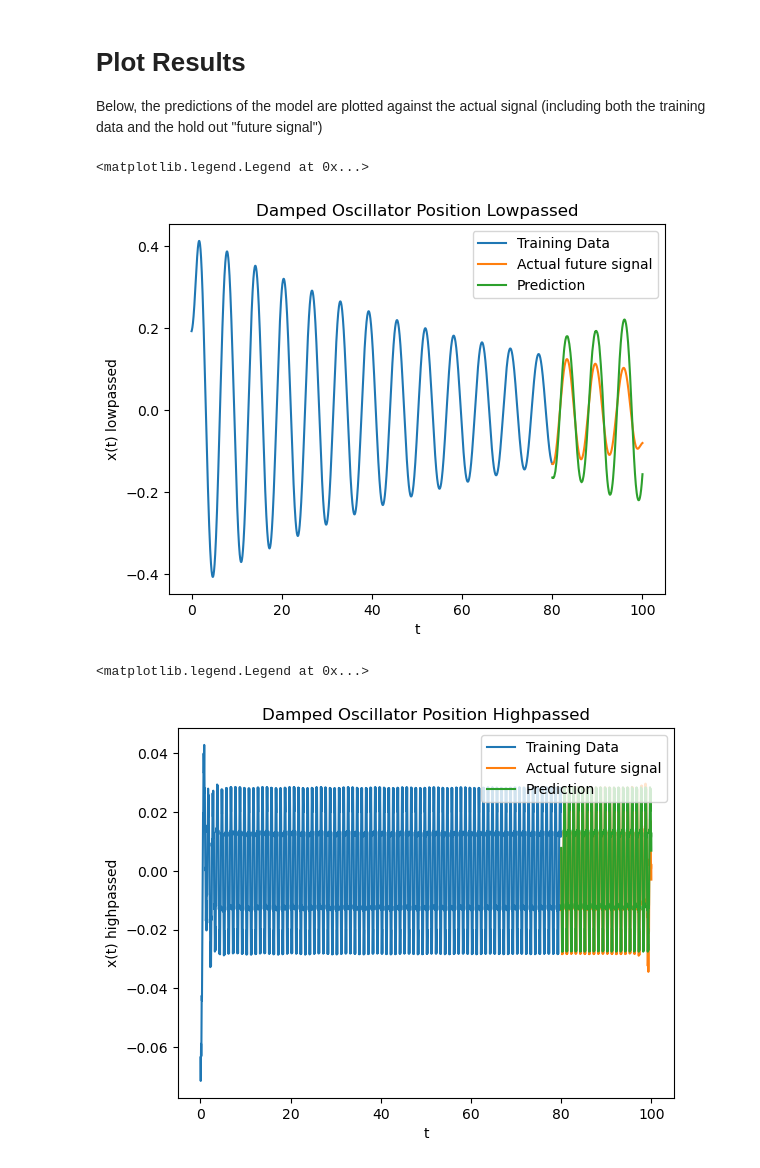
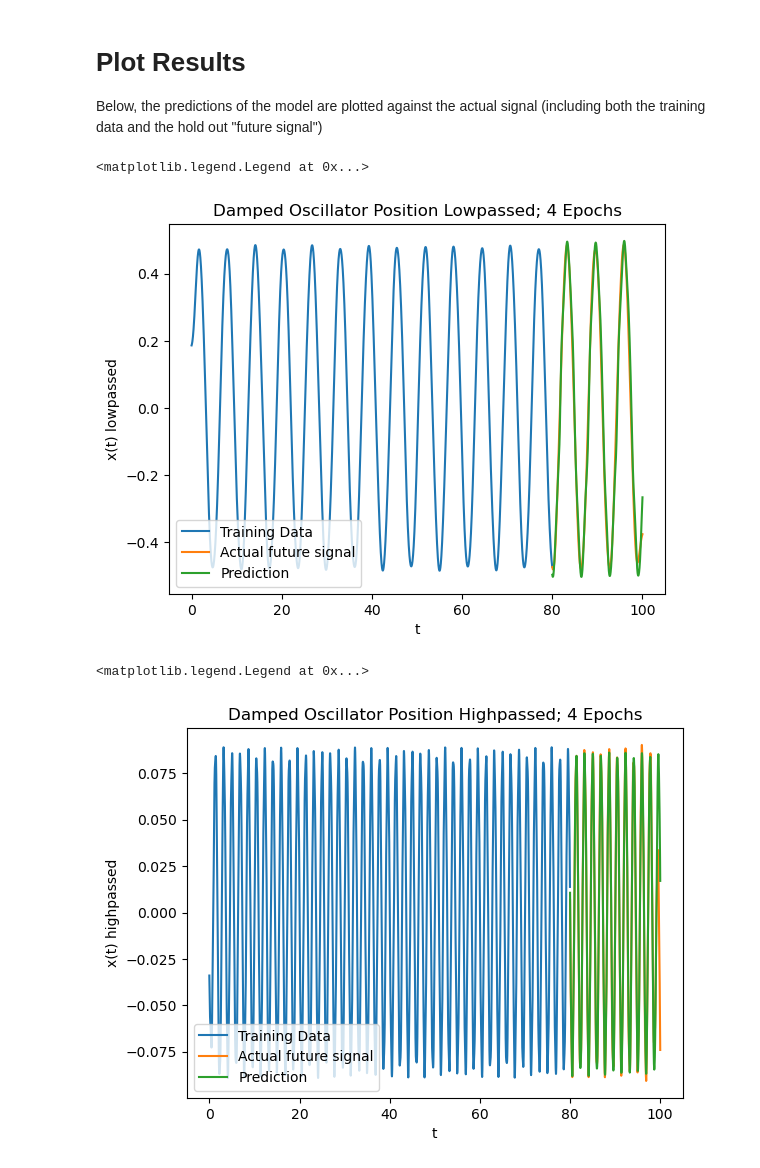
Before and after one commit to gaoadam/dynamicmodel, a Jupyter notebook: lstm_predictions_filtered.ipynb, the cells around one changed output. Drawn from its saved outputs; the diff is of its cells as text; code cells hidden in the pictures.

Commit message:
tune models

```diff
--- a/lstm_predictions_filtered.ipynb
+++ b/lstm_predictions_filtered.ipynb
@@ -135,19 +135,18 @@ def create_model(x_length, y_length):
 #Determine model parameters
 x_length = 1
 batch_size = 1
-epochs1= 20
-epochs2 = 40
+epochs= 4
+
+
 
 #Create neural networks as Tensorflow model objects
+model_lp1 = create_model(x_length=x_length, y_length=n_window)
+model_hp1 = create_model(x_length=x_length, y_length=n_window)
 model1 = create_model(x_length=x_length, y_length=n_window)
-model2 = create_model(x_length=x_length, y_length=n_window)
-model_lp = create_model(x_length=x_length, y_length=n_window)
-model_hp = create_model(x_length=x_length, y_length=n_window)
 #Train Model
-model1.fit(x_train, y_train, epochs=20, batch_size=batch_size, verbose=2)
-model2.fit(x_train, y_train, epochs=40, batch_size=batch_size, verbose=2)
-model_lp.fit(x_train_lp, y_train_lp, epochs=20, batch_size=batch_size, verbose=2)
-model_hp.fit(x_train_hp, y_train_hp, epochs=20, batch_size=batch_size, verbose=2)
+model_lp1.fit(x_train_lp, y_train_lp, epochs=epochs, batch_size=batch_size, verbose=2)
+model_hp1.fit(x_train_hp, y_train_hp, epochs=epochs, batch_size=batch_size, verbose=2)
+model1.fit(x_train, y_train, epochs=epochs, batch_size=batch_size, verbose=2)
 # %% [output]
 WARNING:tensorflow:From c:\Users\adamq\anaconda3\envs\tensorflow\lib\site-packages\keras\src\backend.py:873: The name tf.get_default_graph is deprecated. Please use tf.compat.v1.get_default_graph inst ...
 
@@ -213,7 +247,11 @@ def predict(model, df, len_train, column_name):
 #Make predictions
 model1, array_prediction1 = predict(model=model1, df=df1, len_train=len_train, column_name='x')
 model2, array_prediction2 = predict(model=model2, df=df1, len_train=len_train, column_name='x')
-model_lp, array_prediction_lp = predict(model=model_lp, df=df1, len_train=len_train, column_name='x_lp')
-model_hp, array_prediction_hp = predict(model=model_hp, df=df1, len_train=len_train, column_name='x_hp')
+
+model_lp1, array_prediction_lp1 = predict(model=model_lp1, df=df1, len_train=len_train, column_name='x_lp')
+model_lp2, array_prediction_lp2 = predict(model=model_lp2, df=df1, len_train=len_train, column_name='x_lp')
+
+model_hp1, array_prediction_hp1 = predict(model=model_hp1, df=df1, len_train=len_train, column_name='x_hp')
+model_hp2, array_prediction_hp2 = predict(model=model_hp2, df=df1, len_train=len_train, column_name='x_hp')
 # %% [output]
 predicting timestep 0 out of 1001
@@ -243,29 +282,29 @@ Below, the predictions of the model are plotted against the actual signal (inclu
 # %%
 #Plot the actual signal
 fig = plt.figure()
-plt.title('Damped Oscillator Position Lowpassed')
+plt.title('Damped Oscillator Position Lowpassed; {} Epochs'.format(str(epochs)))
 plt.xlabel('t')
 plt.ylabel('x(t) lowpassed')
 plt.plot(df1['t'][0:len_train], df1['x_lp'][0:len_train], label='Training Data')
-plt.plot(df1['t'][-1*len(array_prediction_lp):], df1['x_lp'][-1*len(array_prediction_lp):], label='Actual future signal')
-plt.plot(df1['t'][-1*len(array_prediction_lp):],array_prediction_lp, label='Prediction')
-plt.legend(loc='upper right')
+plt.plot(df1['t'][-1*len(array_prediction_lp1):], df1['x_lp'][-1*len(array_prediction_lp1):], label='Actual future signal')
+plt.plot(df1['t'][-1*len(array_prediction_lp1):],array_prediction_lp1, label='Prediction')
+plt.legend(loc='lower left')
 # %% [output]
 <matplotlib.legend.Legend at 0x...>
-[figure, old version]
+[figure, new version]
 # %%
 #Plot the actual signal
 fig = plt.figure()
-plt.title('Damped Oscillator Position Highpassed')
+plt.title('Damped Oscillator Position Highpassed; {} Epochs'.format(str(epochs)))
 plt.xlabel('t')
 plt.ylabel('x(t) highpassed')
 plt.plot(df1['t'][0:len_train], df1['x_hp'][0:len_train], label='Training Data')
-plt.plot(df1['t'][-1*len(array_prediction_hp):], df1['x_hp'][-1*len(array_prediction_hp):], label='Actual future signal')
-plt.plot(df1['t'][-1*len(array_prediction_hp):],array_prediction_hp, label='Prediction')
-plt.legend(loc='upper right')
+plt.plot(df1['t'][-1*len(array_prediction_hp1):], df1['x_hp'][-1*len(array_prediction_hp1):], label='Actual future signal')
+plt.plot(df1['t'][-1*len(array_prediction_hp1):],array_prediction_hp1, label='Prediction')
+plt.legend(loc='lower left')
 # %% [output]
 <matplotlib.legend.Legend at 0x...>
-[figure, old version]
+[figure, new version]
 # %%
 #Compare added filtered predictions
 #Plot the actual signal
```
Also changed, not shown: parts of 13 cells of this notebook, 3 other files.
